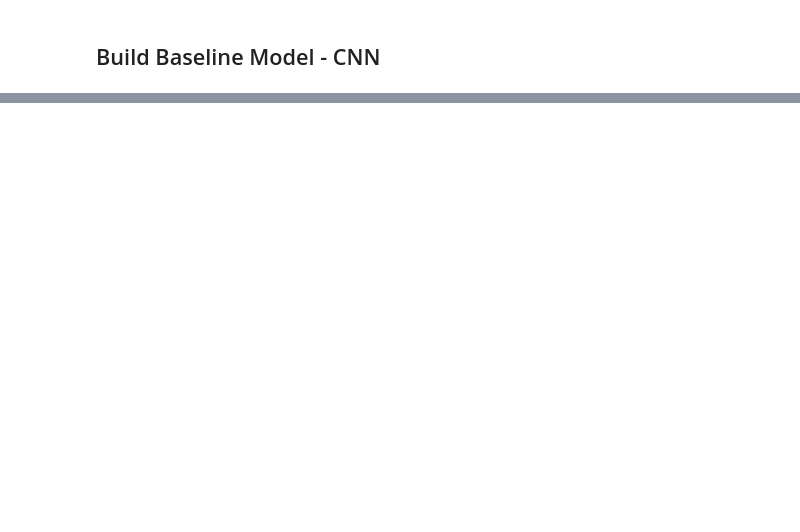
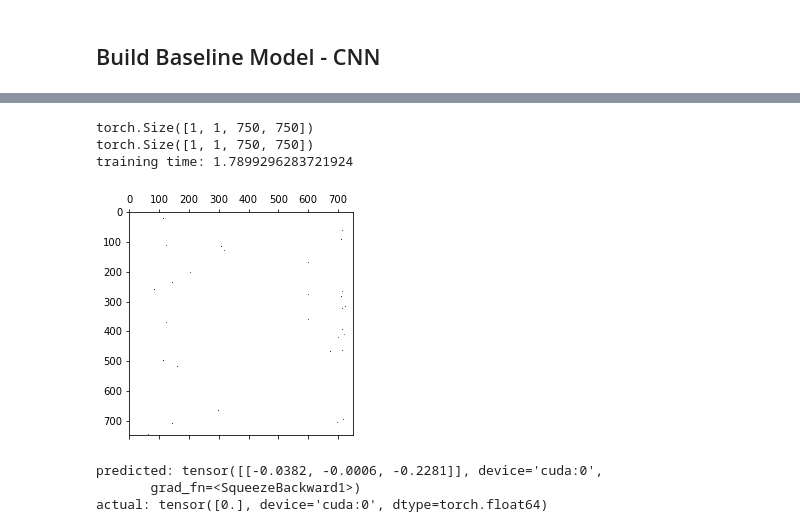
Before and after one commit to APS360-20209-T3/npix, a Jupyter notebook: data_gcp.ipynb, the cells around one changed output, grey strips where cells are left out. Cells and saved outputs as stored; diff of their text form; code cells hidden in the pictures; blank space fills up the shorter version.

```diff
--- a/data_gcp.ipynb
+++ b/data_gcp.ipynb
@@ -636,7 +712,0 @@ def my_moving_window(x):
-# %%
-class data:
-    def __init__(self, trial, times, clusters, direction):
-        self.trial = trial
-        self.trial.times = times
-        self.trial.clusters = clusters
-        self.trial.direction = direction
@@ -650,0 +795,33 @@ array([[  36.23898044,   43.50298044],
+# %%
+#sample prediction
+sample_loader = torch.utils.data.DataLoader(data[601], shuffle=True, batch_size=1)
+
+image, label = iter(sample_loader)
+print(image.shape)
+if use_cuda and torch.cuda.is_available():
+    image = image.cuda()
+    label = label.cuda()
+print(image.shape)
+
+start = time.time()
+out = fcnn_model(image)
+end = time.time()
+print('training time:', end-start)
+
+# plotting
+
+plot_image = torch.squeeze(image).detach().cpu().numpy()
+plot_image[plot_image == 0] = np.nan
+plt.matshow(plot_image)
+plt.show()
+
+print('predicted:', out)
+print('actual:', label)
+# %% [output]
+torch.Size([1, 1, 750, 750])
+torch.Size([1, 1, 750, 750])
+training time: 1.7899296283721924
+[figure, added]
+predicted: tensor([[-0.0382, -0.0006, -0.2281]], device='cuda:0',
+       grad_fn=<SqueezeBackward1>)
+actual: tensor([0.], device='cuda:0', dtype=torch.float64)
```
Also changed, not shown: parts of 54 cells of this notebook, 1 other file.
